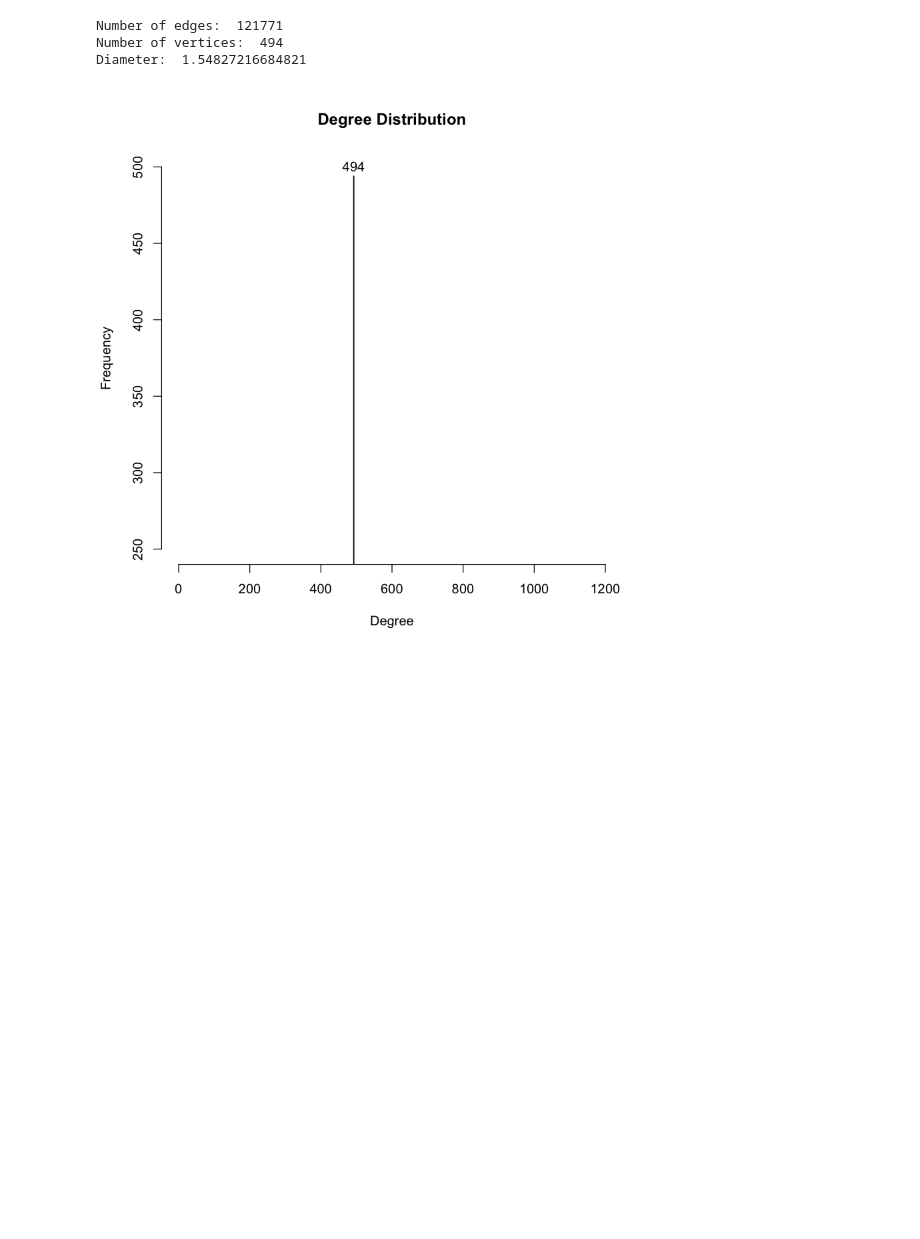
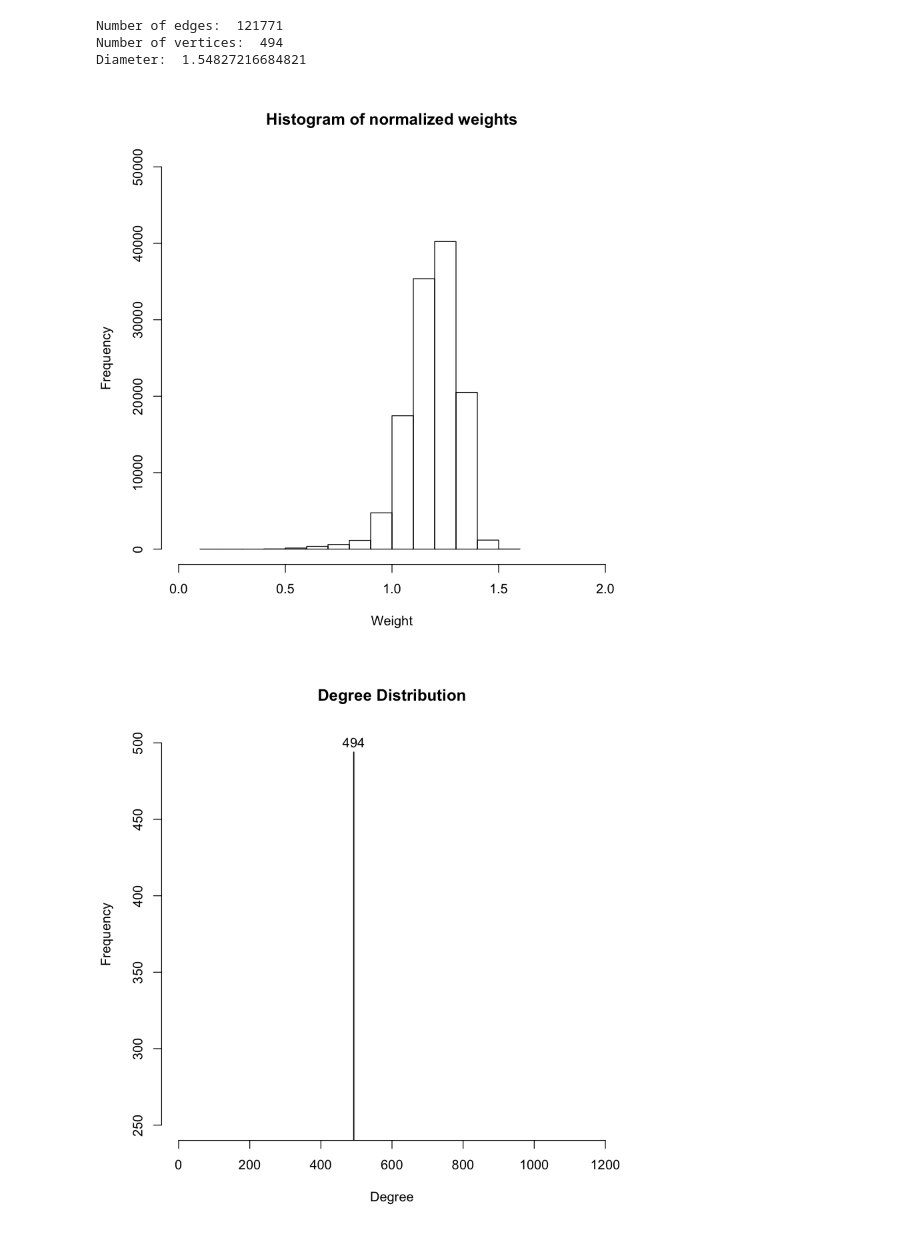
Before and after one commit to maithilibhide/ECE232, a Jupyter notebook: Project5/Stocks_Graph.ipynb, the cells around one changed output. Cells and saved outputs as stored; diff of their text form; code cells hidden in the pictures; blank space fills up the shorter version.

Commit message:
added histograms of weights

```diff
--- a/Project5/Stocks_Graph.ipynb
+++ b/Project5/Stocks_Graph.ipynb
@@ -20,6 +20,12 @@ writeLines(paste("Diameter: ", diameter(g)))
 Number of edges:  121771
 Number of vertices:  494
 Diameter:  1.54827216684821
+# %%
+hist(correlation_graph[,3],
+                  xlim=c(0,2), ylim=c(0, 50000),
+                  xlab="Weight",ylab="Frequency", main="Histogram of normalized weights")
+# %% [output]
+[figure, added]
 # %%
 degree_distribution <- degree(g)
 histogram <- hist(degree_distribution, breaks=seq(from=490, to=500, by=1),
```
Also changed, not shown: parts of 1 cell of this notebook.
